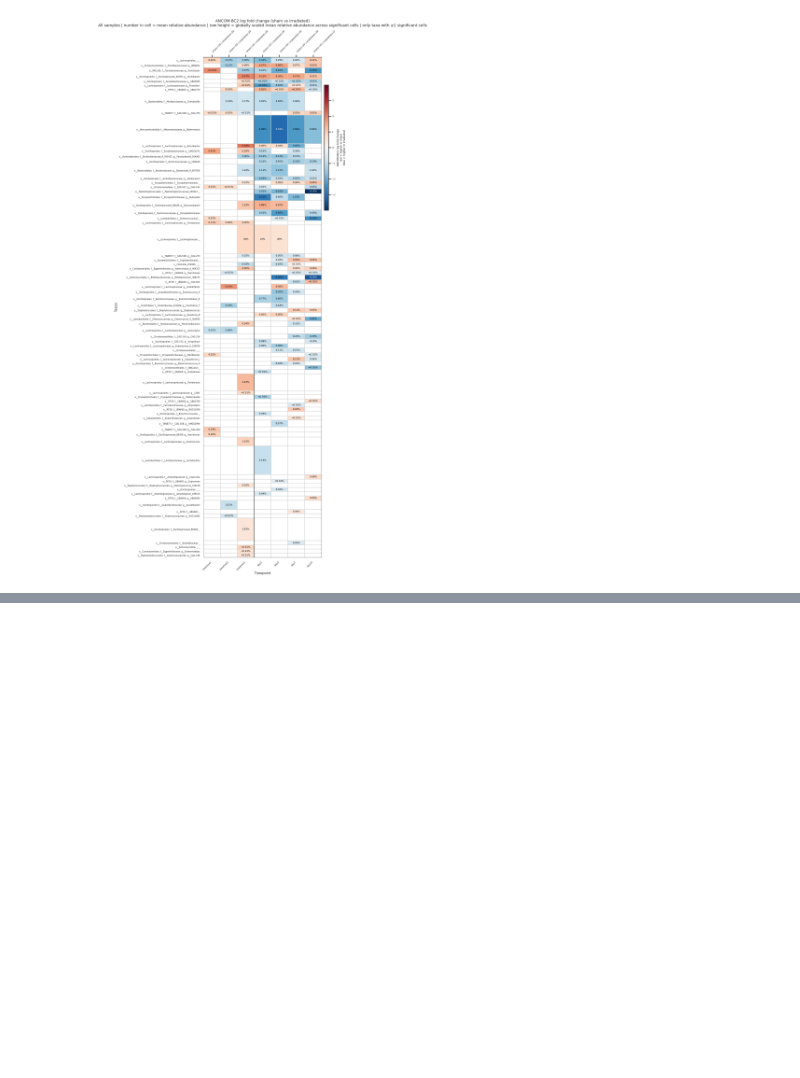
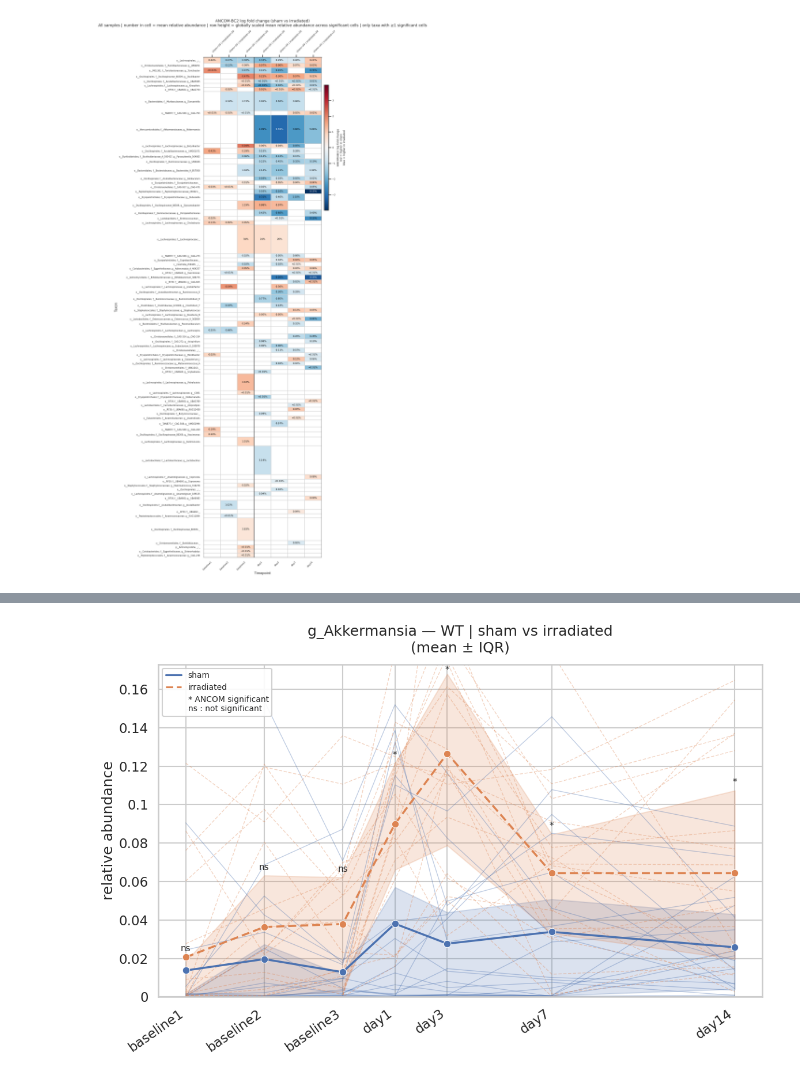
Before and after one commit to jlab/ancombc2-heatmaps, a Jupyter notebook: notebooks/Heatmaps_Tester.ipynb, the cells around one changed output, grey strips where cells are left out. Drawn from its saved outputs; the diff is of its cells as text; code cells hidden in the pictures; blank space fills up the shorter version.

```diff
--- a/notebooks/Heatmaps_Tester.ipynb
+++ b/notebooks/Heatmaps_Tester.ipynb
@@ -159,0 +259,99 @@ plotter.plot_subset(
+# %%
+import ancombc2_heatmaps as ah
+
+META_FP = "/vol/jlab/MicrobiomeAnalyses/Projects/JansenVanVuuren_Microbian2/Karl/metadata_microbian2_26.02.2026.txt"
+
+TABLE_BASE = "/vol/jlab/MicrobiomeAnalyses/Projects/JansenVanVuuren_Microbian2/Karl/heatmaps_genus_by_timepoint/by_partial_groups"
+
+ANCOM_BASE = "/vol/jlab/MicrobiomeAnalyses/Projects/JansenVanVuuren_Microbian2/Karl/heatmaps_genus_by_timepoint/by_partial_groups/ancombc2_treatment"
+
+TIMEPOINTS = [
+    "baseline1", "baseline2", "baseline3",
+    "day1", "day3", "day7", "day14",
+]
+
+TIMEPOINT_NUMERIC_MAP = {
+    "baseline_1": -7,
+    "baseline_2": -4,
+    "baseline_3": -1,
+    "day_1_post": 1,
+    "day_3_post": 3,
+    "day_7_post": 7,
+    "day_14_post": 14,
+    "baseline1": -7,
+    "baseline2": -4,
+    "baseline3": -1,
+    "day1": 1,
+    "day3": 3,
+    "day7": 7,
+    "day14": 14,
+}
+
+TP_LABEL_MAP = {
+    0: "baseline",
+    -7: "baseline1",
+    -4: "baseline2",
+    -1: "baseline3",
+    1: "day1",
+    3: "day3",
+    7: "day7",
+    14: "day14",
+}
+
+traj_config = ah.TrajectoryConfig(
+    metadata=ah.TrajectoryMetadataConfig(
+        sample_col="sample_name",
+        timepoint_col="time_point",
+        mouse_col="host_subject_id",
+        comparison_col="description_of_treatment",
+        genotype_col="mice_model",
+        treatment_col="description_of_treatment",
+        timepoint_order=TIMEPOINTS,
+        timepoint_numeric_map=TIMEPOINT_NUMERIC_MAP,
+        timepoint_label_map=TP_LABEL_MAP,
+        allowed_values={
+            "description_of_treatment": ["sham", "irradiated"],
+            "sex": ["female", "male"],
+        },
+    ),
+
+    paths=ah.TrajectoryPathConfig(
+        metadata_path=META_FP,
+        table_base=TABLE_BASE,
+        ancom_base=ANCOM_BASE,
+        table_template="{timepoint}/table_{timepoint}_{subset_label}.qza",
+        ancom_template="{timepoint}/table_{timepoint}_{subset_label}_treat_ANCOMB_exported",
+    ),
+
+    plot=ah.TrajectoryPlotConfig(
+        estimator="mean",
+        error_style="iqr",
+        show_individual_lines=True,
+        merge_baselines=False,
+        y_lim="auto_fix",
+        show_significance=True,
+        line_styles={
+            "sham": "",
+            "irradiated": (4, 2),
+        },
+        figsize=(12, 8),
+    ),
+)
+
+plotter = ah.TaxonTrajectoryPlotter(traj_config)
+
+subset = ah.SubsetSpec(
+    label="WT_genus_ANCOM",
+    title="WT | sham vs irradiated",
+    filters={
+        "mice_model": "WT",
+    },
+)
+
+plotter.plot_taxon(
+    subset=subset,
+    taxon_query="g_Akkermansia",
+    comparison_levels=["sham", "irradiated"],
+)
+# %% [output]
+[figure, added]
```
Also changed, not shown: parts of 1 cell of this notebook, 1 other file.
